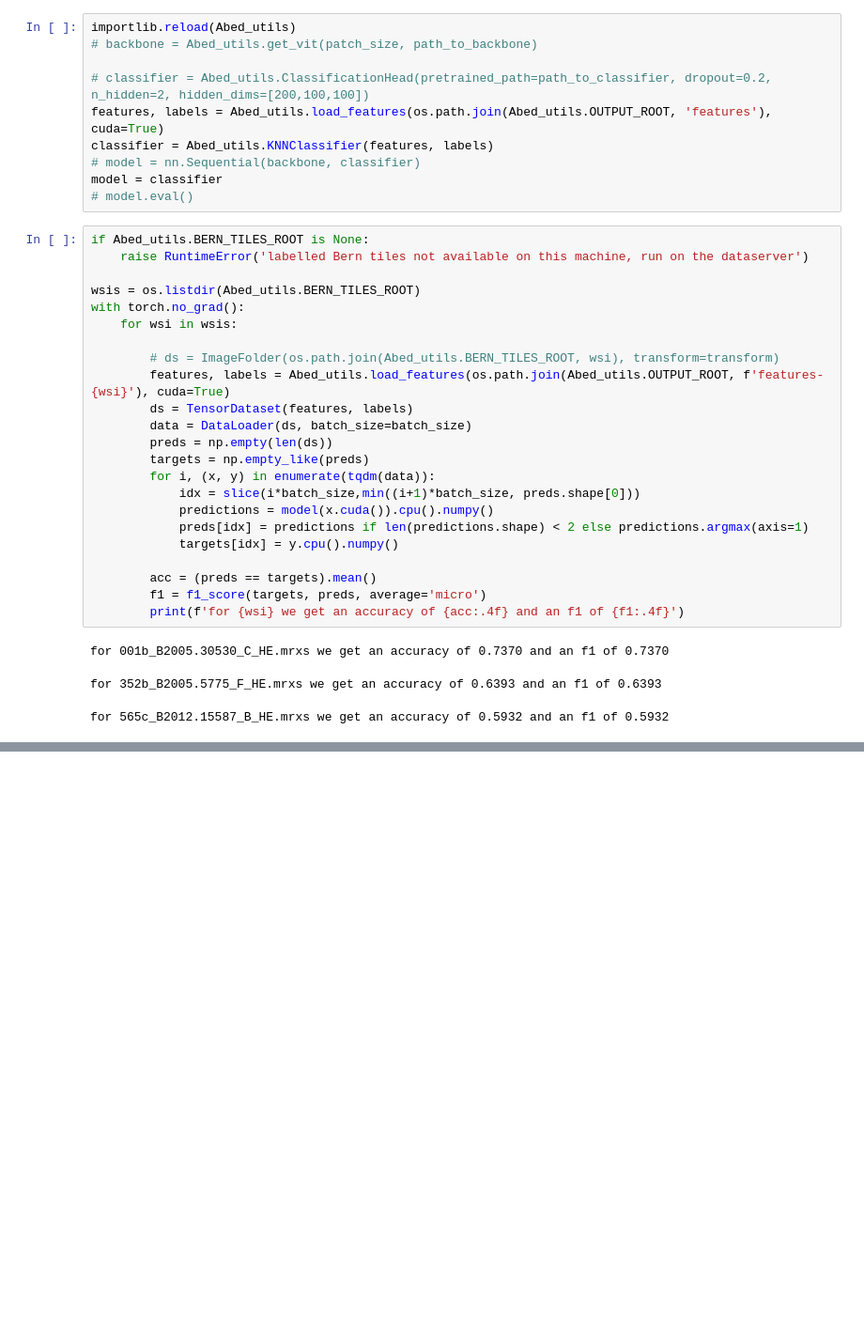
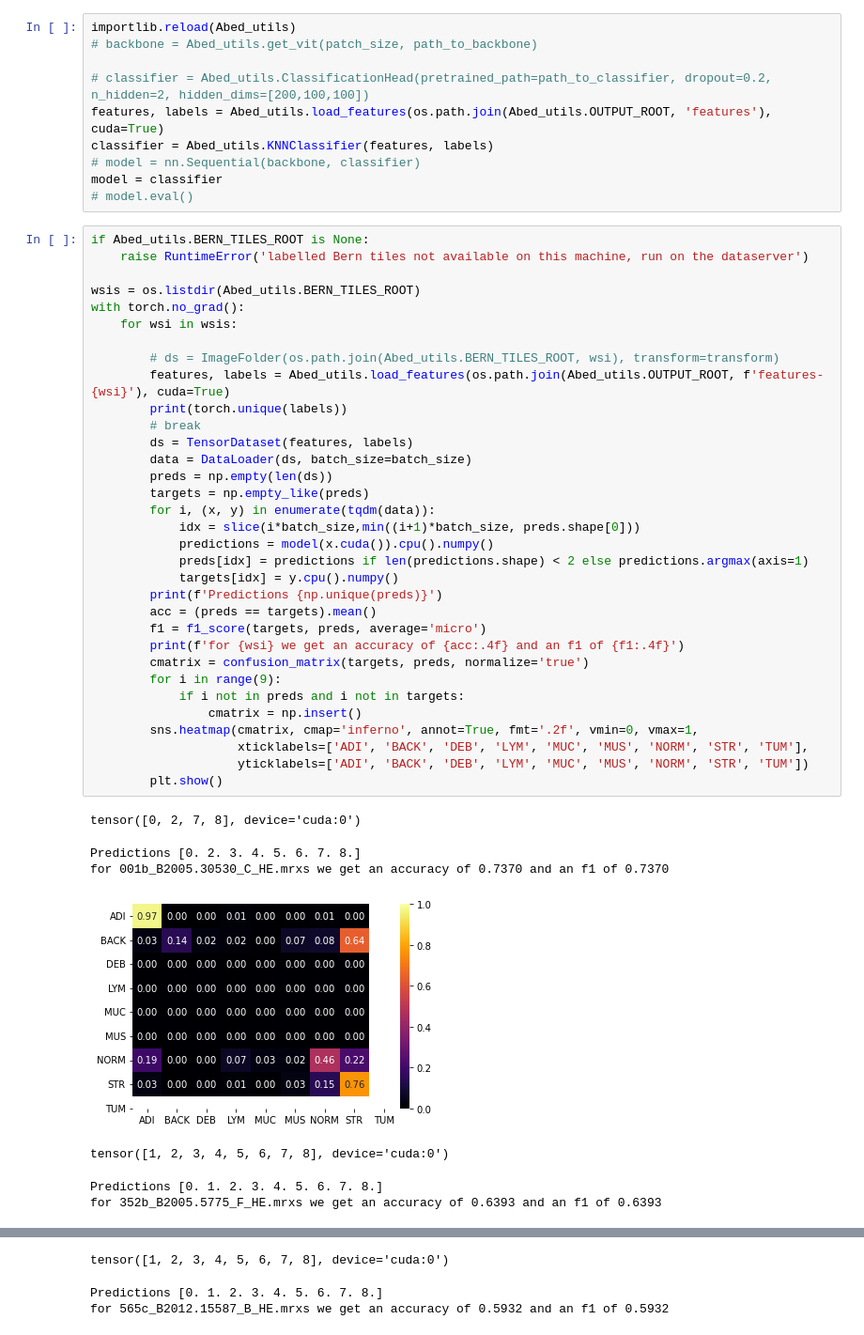
Before and after one commit to aalshabaan/self-supervised-pathology, a Jupyter notebook: Evaluate_classification.ipynb, the cells around one changed output, grey strips where cells are left out. Shown: that part at 94% size. Drawn from its saved outputs; the diff is of its cells as text; blank space fills up the shorter version.

```diff
--- a/Evaluate_classification.ipynb
+++ b/Evaluate_classification.ipynb
@@ -38,27 +40,41 @@ model = classifier
 # %%
 if Abed_utils.BERN_TILES_ROOT is None:
     raise RuntimeError('labelled Bern tiles not available on this machine, run on the dataserver')
 
 wsis = os.listdir(Abed_utils.BERN_TILES_ROOT)
 with torch.no_grad():
     for wsi in wsis:
 
         # ds = ImageFolder(os.path.join(Abed_utils.BERN_TILES_ROOT, wsi), transform=transform)
         features, labels = Abed_utils.load_features(os.path.join(Abed_utils.OUTPUT_ROOT, f'features-{wsi}'), cuda=True)
+        print(torch.unique(labels))
+        # break
         ds = TensorDataset(features, labels)
         data = DataLoader(ds, batch_size=batch_size)
         preds = np.empty(len(ds))
         targets = np.empty_like(preds)
         for i, (x, y) in enumerate(tqdm(data)):
             idx = slice(i*batch_size,min((i+1)*batch_size, preds.shape[0]))
             predictions = model(x.cuda()).cpu().numpy()
             preds[idx] = predictions if len(predictions.shape) < 2 else predictions.argmax(axis=1)
             targets[idx] = y.cpu().numpy()
-
+        print(f'Predictions {np.unique(preds)}')
         acc = (preds == targets).mean()
         f1 = f1_score(targets, preds, average='micro')
         print(f'for {wsi} we get an accuracy of {acc:.4f} and an f1 of {f1:.4f}')
+        cmatrix = confusion_matrix(targets, preds, normalize='true')
+        for i in range(9):
+            if i not in preds and i not in targets:
+                cmatrix = np.insert()
+        sns.heatmap(cmatrix, cmap='inferno', annot=True, fmt='.2f', vmin=0, vmax=1,
+                    xticklabels=['ADI', 'BACK', 'DEB', 'LYM', 'MUC', 'MUS', 'NORM', 'STR', 'TUM'],
+                    yticklabels=['ADI', 'BACK', 'DEB', 'LYM', 'MUC', 'MUS', 'NORM', 'STR', 'TUM'])
+        plt.show()
 # %% [output]
-for 001b_B2005.30530_C_HE.mrxs we get an accuracy of 0.7370 and an f1 of 0.7370
+tensor([0, 2, 7, 8], device='cuda:0')
-for 352b_B2005.5775_F_HE.mrxs we get an accuracy of 0.6393 and an f1 of 0.6393
+Predictions [0. 2. 3. 4. 5. 6. 7. 8.]
+for 001b_B2005.30530_C_HE.mrxs we get an accuracy of 0.7370 and an f1 of 0.7370
+[figure, added]
-for 565c_B2012.15587_B_HE.mrxs we get an accuracy of 0.5932 and an f1 of 0.5932
+tensor([1, 2, 3, 4, 5, 6, 7, 8], device='cuda:0')
+Predictions [0. 1. 2. 3. 4. 5. 6. 7. 8.]
+for 352b_B2005.5775_F_HE.mrxs we get an accuracy of 0.6393 and an f1 of 0.6393
@@ -64,0 +82,3 @@ for 565c_B2012.15587_B_HE.mrxs we get an accuracy of 0.5932 and an f1 of 0.5932
+tensor([1, 2, 3, 4, 5, 6, 7, 8], device='cuda:0')
+Predictions [0. 1. 2. 3. 4. 5. 6. 7. 8.]
+for 565c_B2012.15587_B_HE.mrxs we get an accuracy of 0.5932 and an f1 of 0.5932
```
Also changed, not shown: parts of 2 cells of this notebook, 3 other files.
